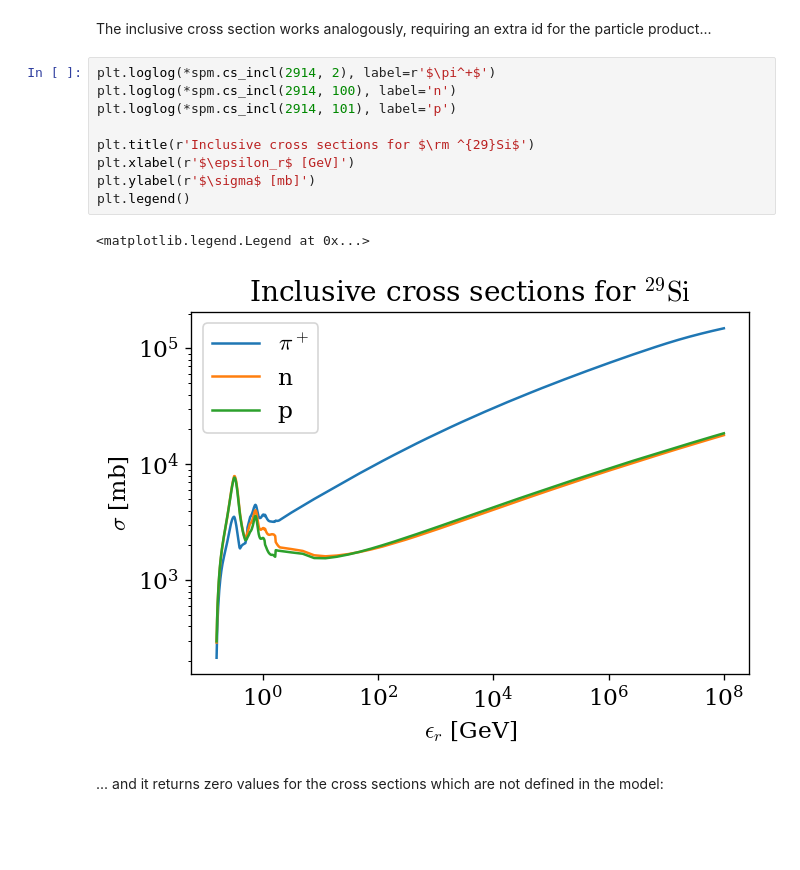
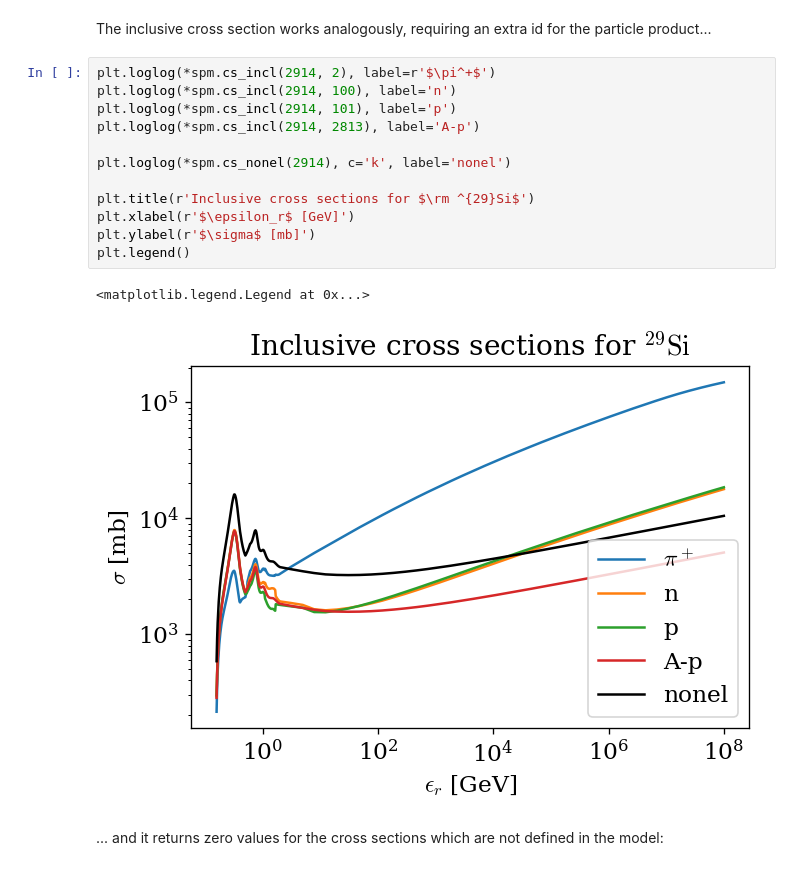
Before and after one commit to mohller/AstroPhoMes, a Jupyter notebook: examples/Howto_example.ipynb, the cells around one changed output. Drawn from its saved outputs; the diff is of its cells as text; blank space fills up the shorter version.

Commit message:
Reimplement SpM and cs_incl to run with all. Test functions updated. cs_incl tests ok

```diff
--- a/examples/Howto_example.ipynb
+++ b/examples/Howto_example.ipynb
@@ -58,15 +58,18 @@ The inclusive cross section works analogously, requiring an extra id for the par
 # %%
 plt.loglog(*spm.cs_incl(2914, 2), label=r'$\pi^+$')
 plt.loglog(*spm.cs_incl(2914, 100), label='n')
 plt.loglog(*spm.cs_incl(2914, 101), label='p')
+plt.loglog(*spm.cs_incl(2914, 2813), label='A-p')
+
+plt.loglog(*spm.cs_nonel(2914), c='k', label='nonel')
 
 plt.title(r'Inclusive cross sections for $\rm ^{29}Si$')
 plt.xlabel(r'$\epsilon_r$ [GeV]')
 plt.ylabel(r'$\sigma$ [mb]')
 plt.legend()
 # %% [output]
 <matplotlib.legend.Legend at 0x...>
-[figure, old version]
+[figure, new version]
 # %% [markdown]
 ... and it returns zero values for the cross sections which are not defined in the model:
 # %%
```
Also changed, not shown: parts of 3 cells of this notebook, 3 other files.
